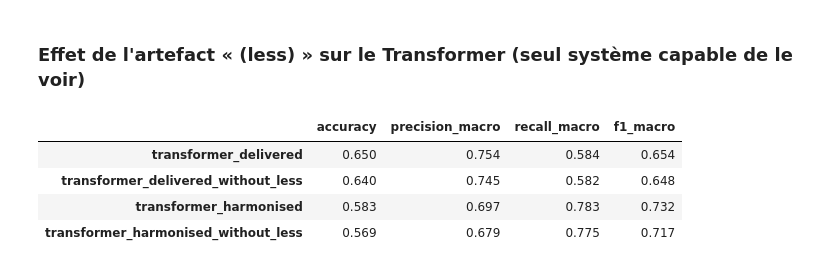
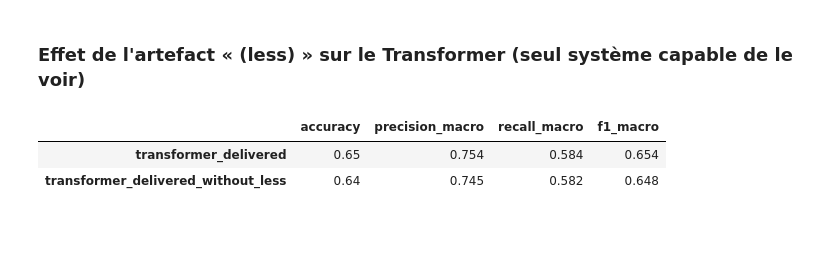
Before and after one commit to guinat/school-project-nlp-20262027, a Jupyter notebook: notebooks/projet.ipynb, the cells around one changed output. Cells and saved outputs as stored; diff of their text form; code cells hidden in the pictures; blank space fills up the shorter version.

```diff
--- a/notebooks/projet.ipynb
+++ b/notebooks/projet.ipynb
@@ -644,15 +614,12 @@ pd.read_csv(OUT / "f1_par_classe_test.csv")
 ### Effet de l'artefact « (less) » sur le Transformer (seul système capable de le voir)
 # %%
 artifact = json.load(open(OUT / "artefact_less.json"))
-pd.DataFrame({k: artifact[k] for k in ["transformer_delivered", "transformer_delivered_without_less",
-                                       "transformer_harmonised", "transformer_harmonised_without_less"]}
+pd.DataFrame({k: artifact[k] for k in ["transformer_delivered", "transformer_delivered_without_less"]}
              ).T[["accuracy", "precision_macro", "recall_macro", "f1_macro"]]
 # %% [output]
 |  | accuracy | precision_macro | recall_macro | f1_macro |
-| transformer_delivered | 0.650 | 0.754 | 0.584 | 0.654 |
-| transformer_delivered_without_less | 0.640 | 0.745 | 0.582 | 0.648 |
-| transformer_harmonised | 0.583 | 0.697 | 0.783 | 0.732 |
-| transformer_harmonised_without_less | 0.569 | 0.679 | 0.775 | 0.717 |
+| transformer_delivered | 0.65 | 0.754 | 0.584 | 0.654 |
+| transformer_delivered_without_less | 0.64 | 0.745 | 0.582 | 0.648 |
 # %%
 k = key
 f1 = pd.read_csv(OUT / "tableau_final_test.csv").set_index("Méthode")["F1 macro"]
```
Also changed, not shown: parts of 10 cells of this notebook, 33 other files.
